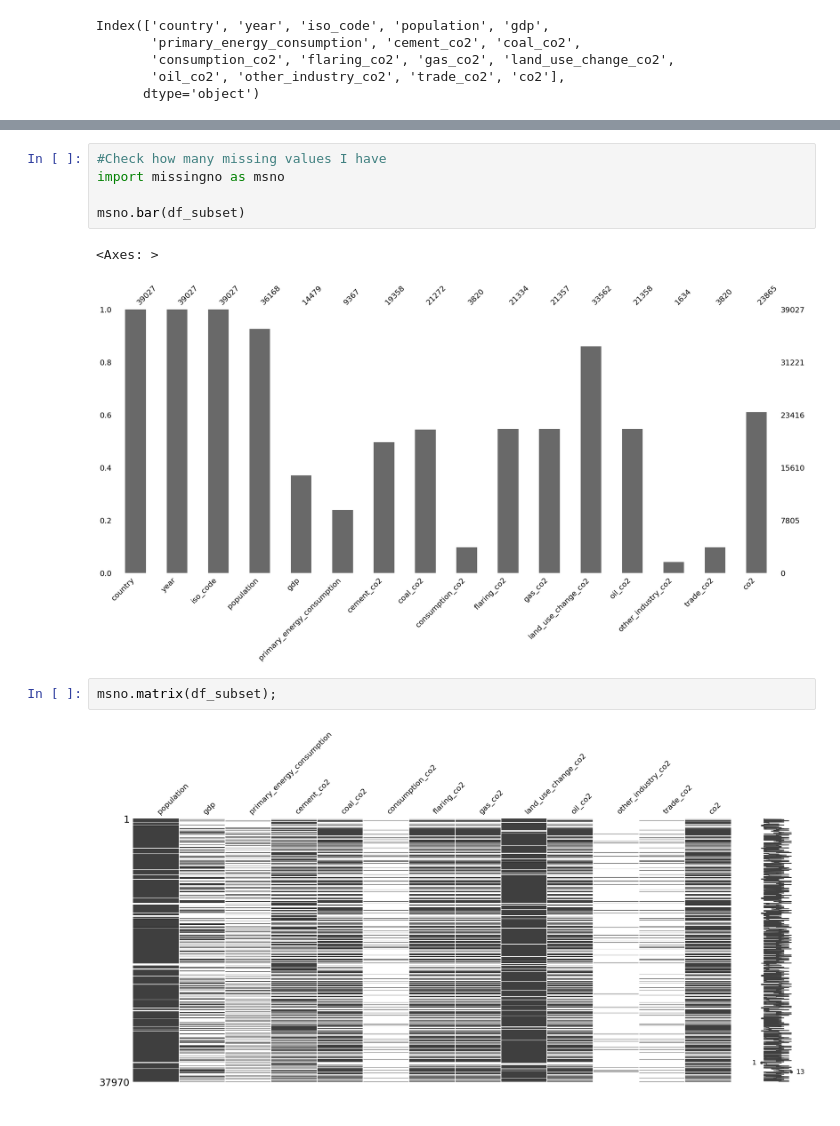
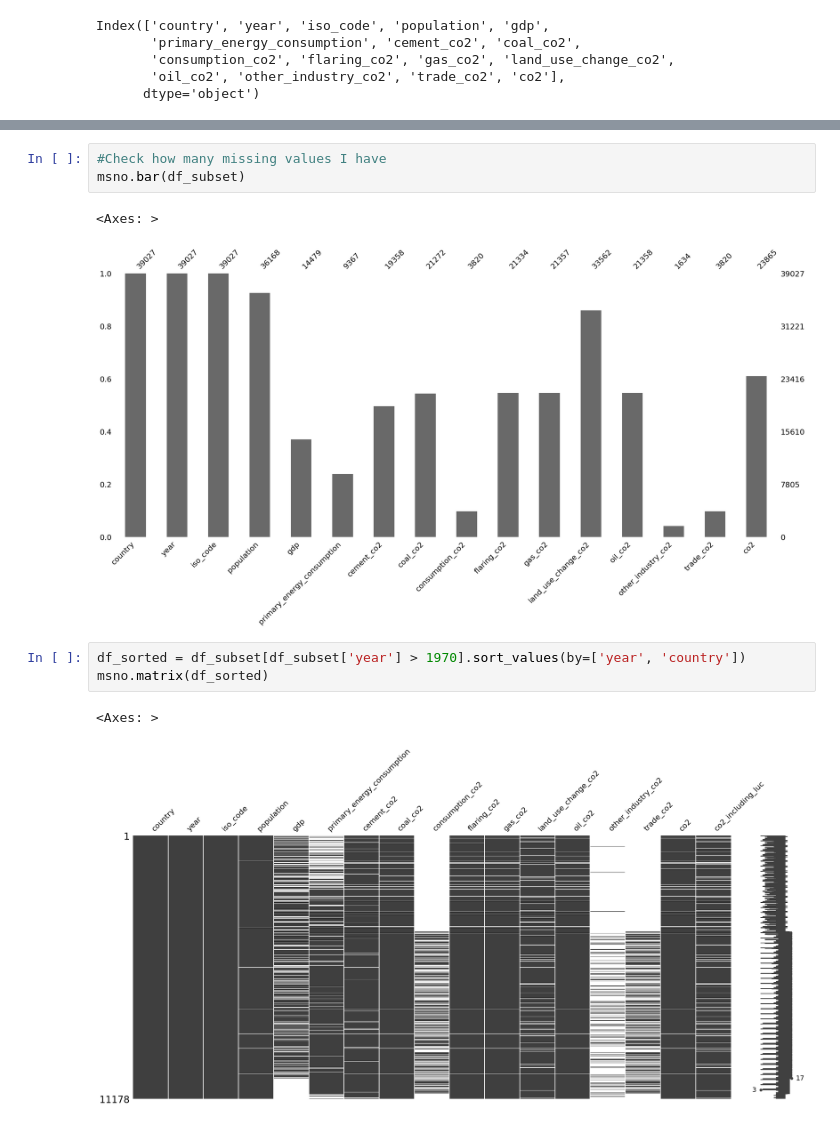
Before and after one commit to Bealtaine16/CO2_Emission, a Jupyter notebook: data_cleaning.ipynb, the cells around one changed output, grey strips where cells are left out. Drawn from its saved outputs; the diff is of its cells as text.

```diff
--- a/data_cleaning.ipynb
+++ b/data_cleaning.ipynb
@@ -495,12 +497,12 @@ plt.title('Missing Data in Percentages');
 # %%
 #Check how many missing values I have
-import missingno as msno
-
 msno.bar(df_subset)
 # %% [output]
 <Axes: >
 [figure]
-# %%
-msno.matrix(df_subset);
-# %% [output]
-[figure, removed]
+# %%
+df_sorted = df_subset[df_subset['year'] > 1970].sort_values(by=['year', 'country'])
+msno.matrix(df_sorted)
+# %% [output]
+<Axes: >
+[figure, added]
```
Also changed, not shown: parts of 25 cells of this notebook, 3 other files.
